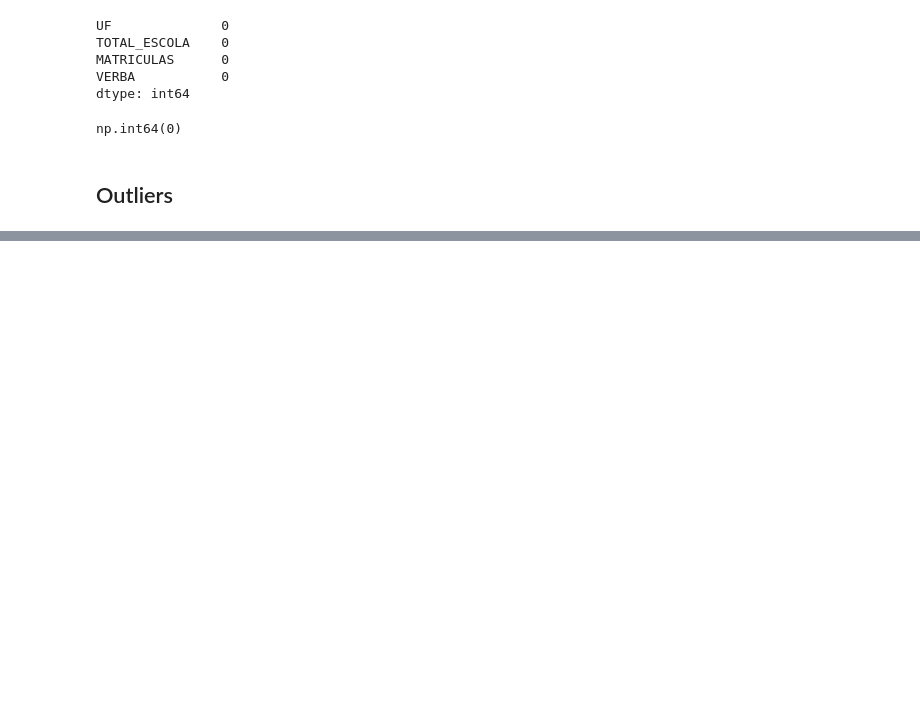
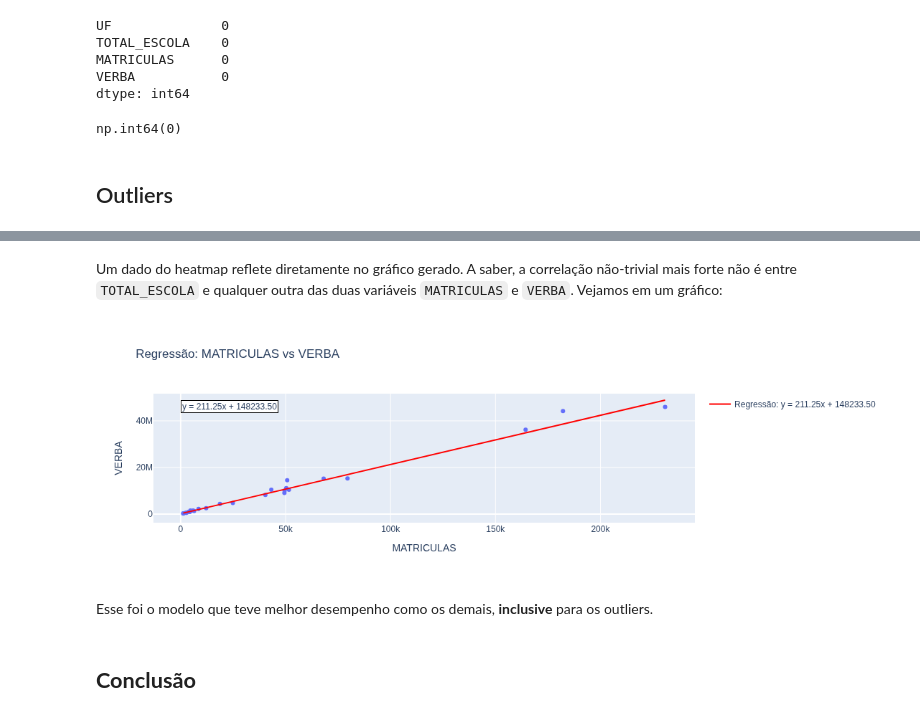
Before and after one commit to AlbertNewton254/programa-brasil-na-escola, a Jupyter notebook: eda.ipynb, the cells around one changed output, grey strips where cells are left out. Saved outputs shown, nothing was run; the diff lists cells and outputs as text; code cells hidden in the pictures; blank space fills up the shorter version.

```diff
--- a/eda.ipynb
+++ b/eda.ipynb
@@ -153,0 +310,17 @@ fig.show()
+# %% [markdown]
+Um dado do heatmap reflete diretamente no gráfico gerado. A saber, a correlação não-trivial mais forte não é entre ``TOTAL_ESCOLA`` e qualquer outra das duas variáveis ``MATRICULAS`` e ``VERBA``. Vejamos em um gráfico:
+# %%
+fig_matriculas_verba = plot_regression_with_full_data(
+    x_col = "MATRICULAS",
+    y_col = "VERBA",
+    df_full = df,
+    df_clean = df_clean,
+    title = "Regressão: MATRICULAS vs VERBA"
+)
+fig_matriculas_verba.show()
+# %% [output]
+[figure, added]
+# %% [markdown]
+Esse foi o modelo que teve melhor desempenho como os demais, **inclusive** para os outliers.
+# %% [markdown]
+## **Conclusão**
```
Also changed, not shown: parts of 32 cells of this notebook.
